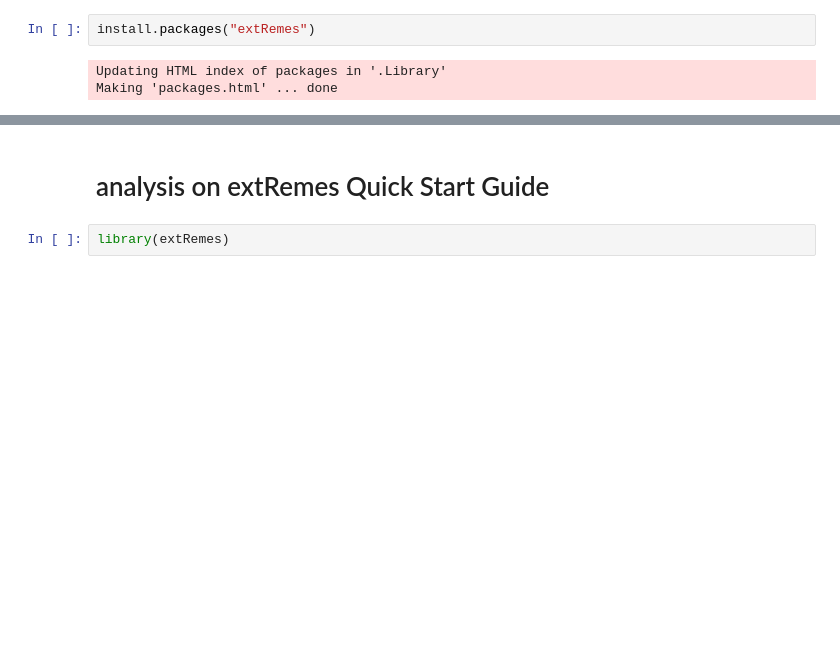
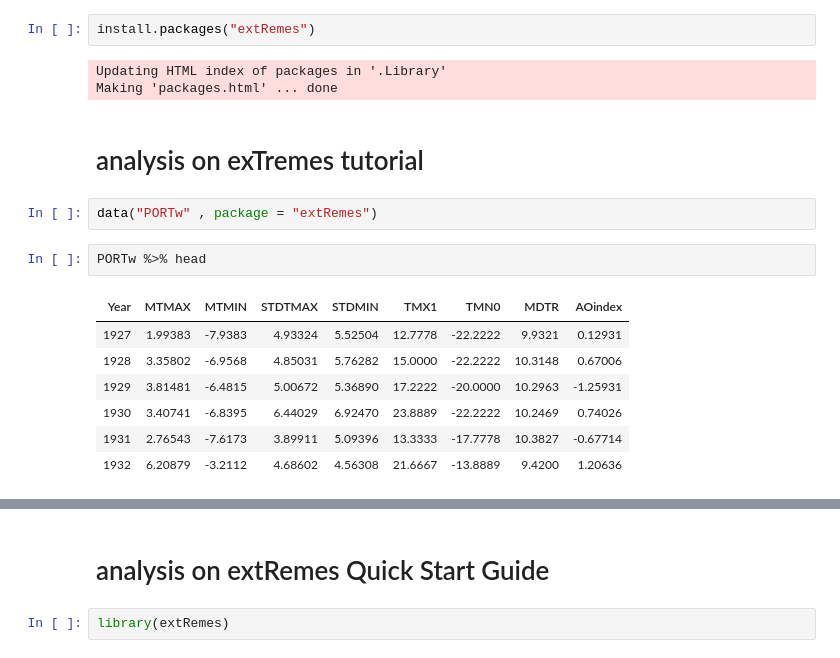
Before and after one commit to unagiinu2k/R_sandbox, a Jupyter notebook: extreme_value.ipynb, the cells around one changed output, grey strips where cells are left out. Saved outputs shown, nothing was run; the diff lists cells and outputs as text; blank space fills up the shorter version.

```diff
--- a/extreme_value.ipynb
+++ b/extreme_value.ipynb
@@ -107,3 +121,17 @@ install.packages("extRemes")
 # %% [output]
 Updating HTML index of packages in '.Library'
 Making 'packages.html' ... done
+# %% [markdown]
+# analysis on exTremes tutorial
+# %%
+data("PORTw" , package = "extRemes")
+# %%
+PORTw %>% head
+# %% [output]
+| Year | MTMAX | MTMIN | STDTMAX | STDMIN | TMX1 | TMN0 | MDTR | AOindex |
+| 1927 | 1.99383 | -7.9383 | 4.93324 | 5.52504 | 12.7778 | -22.2222 | 9.9321 | 0.12931 |
+| 1928 | 3.35802 | -6.9568 | 4.85031 | 5.76282 | 15.0000 | -22.2222 | 10.3148 | 0.67006 |
+| 1929 | 3.81481 | -6.4815 | 5.00672 | 5.36890 | 17.2222 | -20.0000 | 10.2963 | -1.25931 |
+| 1930 | 3.40741 | -6.8395 | 6.44029 | 6.92470 | 23.8889 | -22.2222 | 10.2469 | 0.74026 |
+| 1931 | 2.76543 | -7.6173 | 3.89911 | 5.09396 | 13.3333 | -17.7778 | 10.3827 | -0.67714 |
+| 1932 | 6.20879 | -3.2112 | 4.68602 | 4.56308 | 21.6667 | -13.8889 | 9.4200 | 1.20636 |
```
Also changed, not shown: parts of 21 cells of this notebook.
